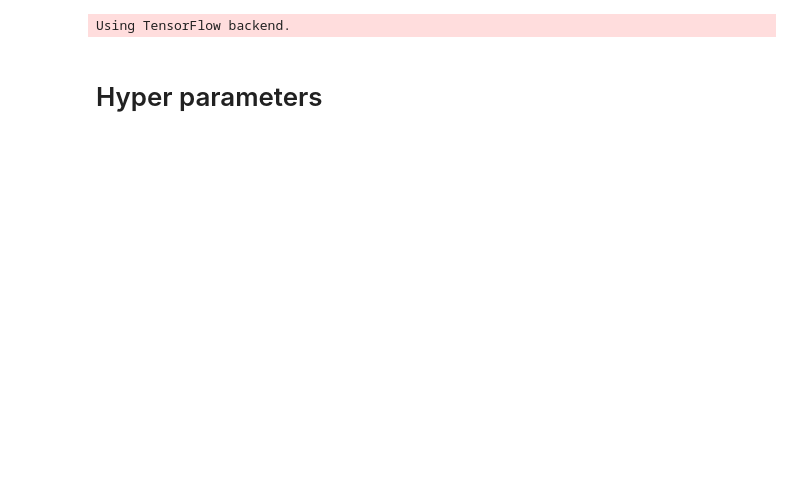
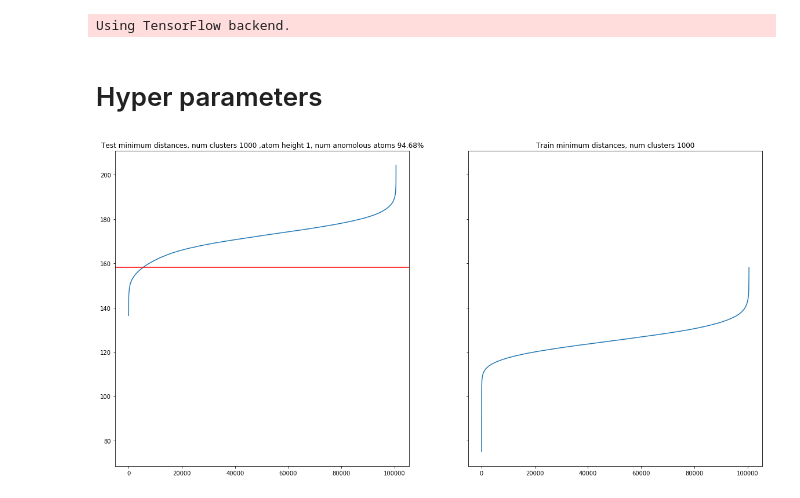
Before and after one commit to tronxd/tds, a Jupyter notebook: Baseline - Clustering.ipynb, the cells around one changed output. Saved outputs shown, nothing was run; the diff lists cells and outputs as text; code cells hidden in the pictures; blank space fills up the shorter version.

```diff
--- a/Baseline - Clustering.ipynb
+++ b/Baseline - Clustering.ipynb
@@ -53,7 +53,7 @@ train = namespace.mode == 'train'
 
 data_dir = namespace.data_dir
 
-atom_height = 2
+atom_height = 1
 fraction = 0.2
 num_clusters = 1000
 f_s = get_xhdr_sample_rate(data_dir)
@@ -147,16 +102,3 @@ anomalies_indices = np.argwhere(min_distances_test > max_train_distance).flatten
 # %%
 def consecutive(data, stepsize=1):
     return [list(part) for part in np.split(data, np.where(np.diff(data) != stepsize)[0]+1)]
-# %%
-fig, ax = plt.subplots(figsize=(20,20))
-anomalies_blocks = consecutive(anomalies_indices)
-ax.imshow(fft_test,aspect='auto', origin='upper')
-if len(anomalies_indices) > 0:
-    for block in anomalies_blocks:
-        x_cord = 0
-        y_cord = block[0] + len(block)
-        block_height , block_width = len(block) ,fft_test.shape[1]
-        rect = patches.Rectangle((x_cord,y_cord),block_width,block_height,edgecolor='r',fill=False,alpha=1,linewidth=0.1)
-        ax.add_patch(rect)
-    plt.show()
-# plt.savefig('asdasd.png')
@@ -164,0 +105,65 @@ plot_spectogram(fft_test[anomalies_indices],freqs_test,time_test)
+# %%
+if train:
+    for rbw in rbw_set:
+        weights_dir = "_".join((dataset_name, str(rbw)))
+        weights_path = os.path.join(namespace.weights_path, weights_dir)
+        _,_,fft_train = load_fft_train_data(data_dir, rbw, weights_path)
+        fft_train = split_spectogram_by_fraction(fft_train,fraction)
+        atom_fft_train = split_spectogram_to_atoms(fft_train,atom_height)
+        flatten_atom_fft_train = atom_fft_train.reshape(len(atom_fft_train),-1)
+
+        k_means = fit_kmeans(flatten_atom_fft_train,num_clusters)
+        (_,min_distances_train) = pairwise_distances_argmin_min(flatten_atom_fft_train,k_means.cluster_centers_,metric='euclidean')
+        persist_object(k_means,os.path.join(weights_path,'k_means_k={}_a={}.pkl'.format(num_clusters,atom_height)))
+        persist_object(min_distances_train,os.path.join(weights_path,'train_distances.pkl'))
+
+else:
+
+    for rbw in rbw_set:
+        weights_dir = "_".join((dataset_name, str(rbw)))
+        weights_load_path = os.path.join(namespace.weights_path, weights_dir)
+        freqs_test, time_test, fft_test = load_fft_test_data(data_dir, rbw, weights_load_path)
+
+        fft_test = split_spectogram_by_fraction(fft_test,fraction)
+        atom_fft_test = split_spectogram_to_atoms(fft_test,atom_height)
+        flatten_atom_fft_test = atom_fft_test.reshape(len(atom_fft_test),-1)
+        k_means = load_object(os.path.join(weights_load_path,'k_means_k={}_a={}.pkl'.format(num_clusters,atom_height)))
+        min_distances_train = load_object(os.path.join(weights_load_path,'train_distances.pkl'))
+
+        window_shape = (atom_height , atom_fft_test.shape[1] // atom_height)
+        score_spectogram = np.ones_like(atom_fft_test)
+        (_,min_distances_test) = pairwise_distances_argmin_min(flatten_atom_fft_test,k_means.cluster_centers_,\
+                                                               metric='euclidean')
+        f, (ax1, ax2) = plt.subplots(1, 2, sharey=True,figsize=(20,10))
+        max_train_distance = np.max(min_distances_train)
+        percent_anomalies = (len(np.where(min_distances_test > np.max(min_distances_train))[0])/len(min_distances_test)) * 100
+        ax1.plot(np.sort(min_distances_test))
+        ax1.axhline(max_train_distance,color='r')
+        ax1.set_title('Test minimum distances, num clusters {0:d} ,atom height {1}, num anomolous atoms {2:.2f}%'.\
+                      format(num_clusters,atom_height,percent_anomalies))
+        ax2.plot(np.sort(min_distances_train))
+        ax2.set_title("Train minimum distances, num clusters {}".format(num_clusters))
+
+        distances_plot_path = os.path.join(namespace.data_dir ,'cluster_distances_k={}_a={}_{}.png'.\
+                                           format(num_clusters,atom_height,recording_name))
+        plt.savefig(distances_plot_path)
+
+        anomalies_indices = np.argwhere(min_distances_test > max_train_distance).flatten().tolist()
+        fig, ax = plt.subplots(figsize=(20,20))
+        anomalies_blocks = consecutive(anomalies_indices)
+        ax.imshow(fft_test,aspect='auto', origin='upper')
+        if len(anomalies_indices) > 0:
+            anomalies_plot_path = os.path.join(namespace.data_dir ,'cluster_anomalies_k={}_a={}_{}.png'.\
+                                           format(num_clusters,atom_height,recording_name))
+            for block in anomalies_blocks:
+                x_cord = 0
+                y_cord = block[0]
+                block_height , block_width = len(block) + 1,fft_test.shape[1]
+                rect = patches.Rectangle((x_cord,y_cord),block_width-1,block_height,edgecolor='r',\
+                                         facecolor='r',fill=True,alpha=0.5,linewidth=0.1,rasterized=True)
+                ax.add_patch(rect)
+
+        plt.savefig(anomalies_plot_path)
+        plt.show()
+# %% [output]
+[figure, added]
```
Also changed, not shown: parts of 5 cells of this notebook, 2 other files.
